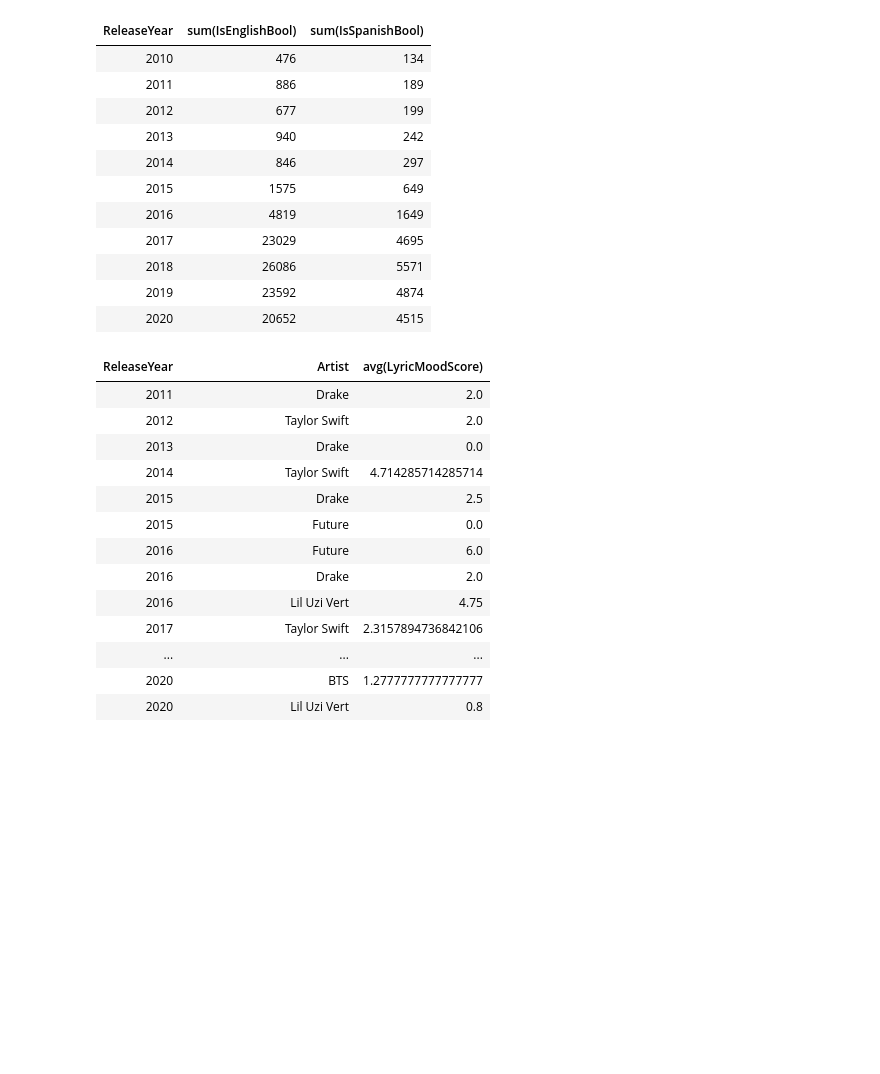
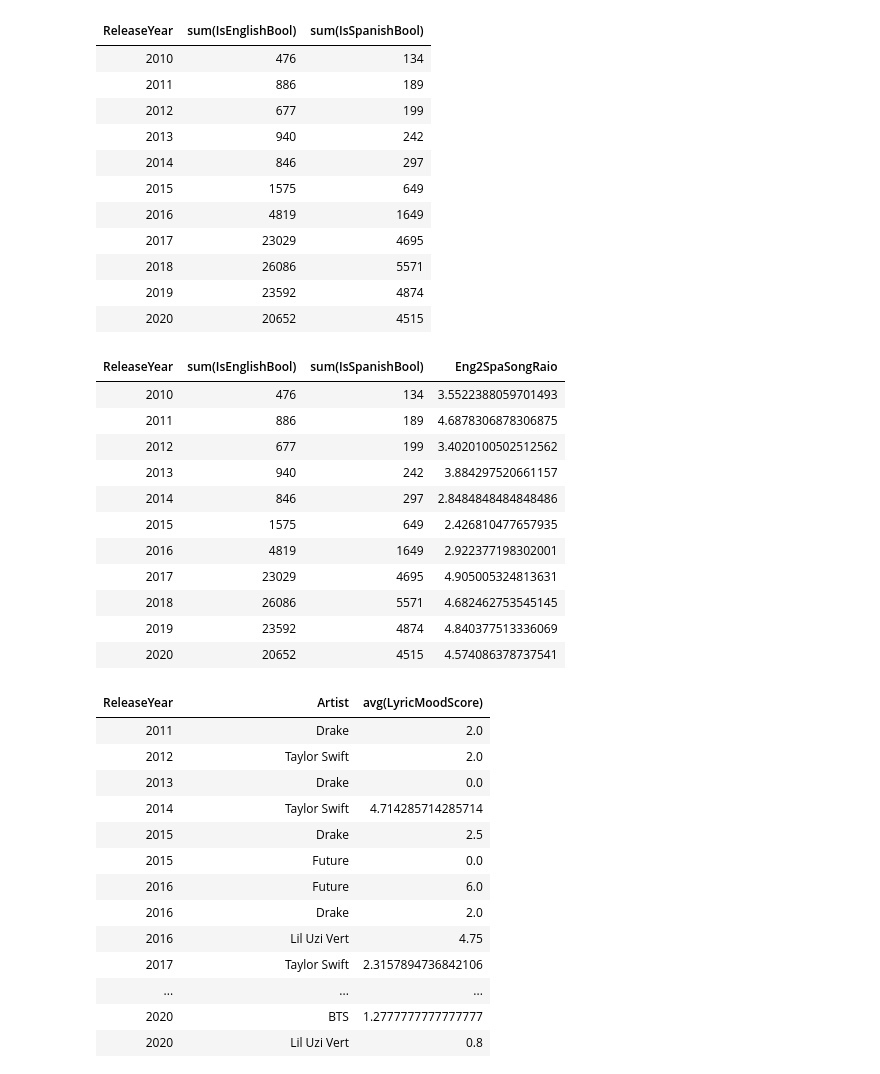
Before and after one commit to MaxSMCON/Group3, a Jupyter notebook: UWaterloo - Final Project - KKissoon/Spotify-Group3Project-KKissoon-Visualizations.ipynb, the cells around one changed output. Saved outputs shown, nothing was run; the diff lists cells and outputs as text; code cells hidden in the pictures; blank space fills up the shorter version.

```diff
--- a/UWaterloo - Final Project - KKissoon/Spotify-Group3Project-KKissoon-Visualizations.ipynb
+++ b/UWaterloo - Final Project - KKissoon/Spotify-Group3Project-KKissoon-Visualizations.ipynb
@@ -338,6 +339,23 @@ display(vis2)
 | 2018 | 26086 | 5571 |
 | 2019 | 23592 | 4874 |
 | 2020 | 20652 | 4515 |
+# %%
+# Visual 2B: Ratio of English to Spanish Songs, Graphed over Time.
+vis2b = df.filter(df.ReleaseYear >= 2010).groupBy("ReleaseYear").sum("IsEnglishBool", "IsSpanishBool").orderBy("ReleaseYear").withColumn("Eng2SpaSongRaio", col("sum(IsEnglishBool)")/col("sum(IsSpanishBool)"))
+display(vis2b)
+# %% [output]
+| ReleaseYear | sum(IsEnglishBool) | sum(IsSpanishBool) | Eng2SpaSongRaio |
+| 2010 | 476 | 134 | 3.5522388059701493 |
+| 2011 | 886 | 189 | 4.6878306878306875 |
+| 2012 | 677 | 199 | 3.4020100502512562 |
+| 2013 | 940 | 242 | 3.884297520661157 |
+| 2014 | 846 | 297 | 2.8484848484848486 |
+| 2015 | 1575 | 649 | 2.426810477657935 |
+| 2016 | 4819 | 1649 | 2.922377198302001 |
+| 2017 | 23029 | 4695 | 4.905005324813631 |
+| 2018 | 26086 | 5571 | 4.682462753545145 |
+| 2019 | 23592 | 4874 | 4.840377513336069 |
+| 2020 | 20652 | 4515 | 4.574086378737541 |
 # %%
 # Visual 3: Artist Evolution over time In Respect to Average lyric-tone for Top 10 USA-based Artists since 2010.
 
```
Also changed, not shown: parts of 6 cells of this notebook, 1 other file.
